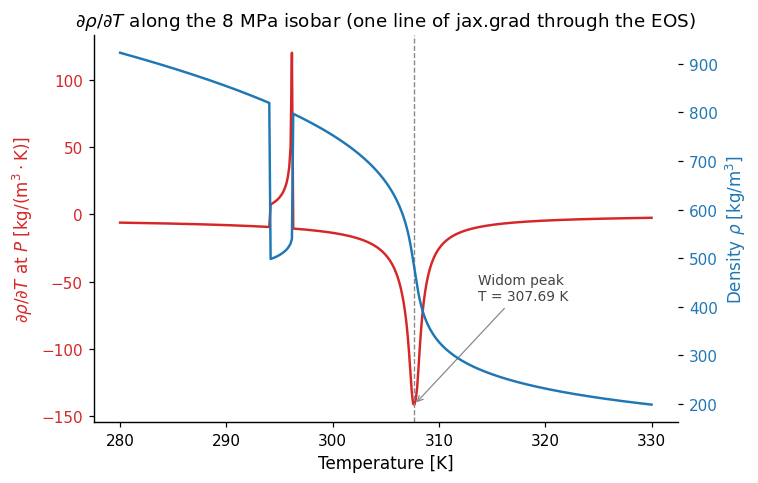
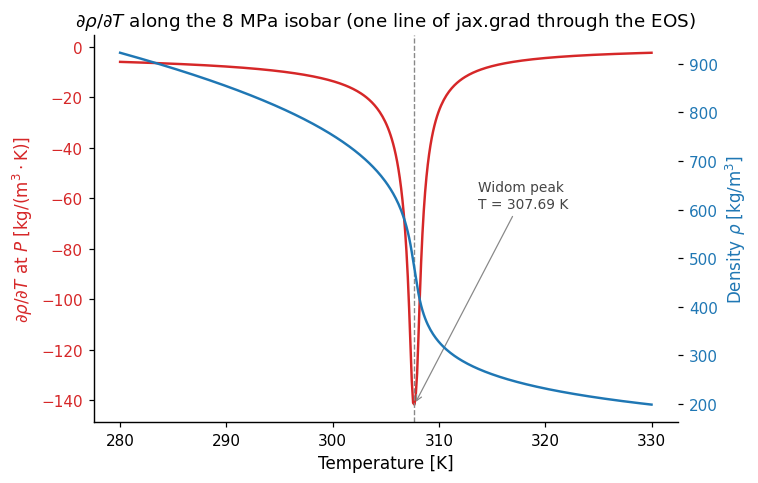
Unified diff of the notebook cell whose output changed from the first chart to the second:
--- before
+++ after
@@ -5,13 +5,20 @@
 # (where |∂ρ/∂T| is largest). Then demonstrate that higher-order derivatives
 # and mixed partials follow from the same primitive in one line each.
+#
+# phase_hint=co2.LIQUID is passed throughout: at 8 MPa the sweep starts in
+# the dense-liquid-like region just below T_crit, where the default AUTO
+# (= SUPERCRITICAL) initial guess converges to a spurious low-density root
+# in a narrow band around T = 294-296 K. LIQUID seeds a high-density guess
+# that converges to the correct dense root across the entire 280-330 K
+# range (matched to CoolProp at < 5e-12 relative error).
 
 P_iso = 8.0e6  # Pa, just above the 7.38 MPa critical pressure of CO2.
 
 # The headline: one line of jax.grad through the equation of state.
-drho_dT = jax.grad(lambda T: co2.state_from_PT(P=P_iso, T=T)["density"])
+drho_dT = jax.grad(lambda T: co2.state_from_PT(P=P_iso, T=T, phase_hint=co2.LIQUID)["density"])
 
 # Compose with vmap to differentiate across a temperature sweep.
 T_sweep = jnp.linspace(280.0, 330.0, 400)
-rho_sweep = jax.vmap(lambda T: co2.state_from_PT(P=P_iso, T=T)["density"])(T_sweep)
+rho_sweep = jax.vmap(lambda T: co2.state_from_PT(P=P_iso, T=T, phase_hint=co2.LIQUID)["density"])(T_sweep)
 drho_sweep = jax.vmap(drho_dT)(T_sweep)
 
@@ -29,5 +36,5 @@
 d2rho_dT2 = jax.grad(drho_dT)
 d2rho_dPdT = jax.grad(
-    jax.grad(lambda P, T: co2.state_from_PT(P=P, T=T)["density"], argnums=1),
+    jax.grad(lambda P, T: co2.state_from_PT(P=P, T=T, phase_hint=co2.LIQUID)["density"], argnums=1),
     argnums=0,
 )

Commit: Pass phase_hint=co2.LIQUID in section 3 to fix solver-artifact spike